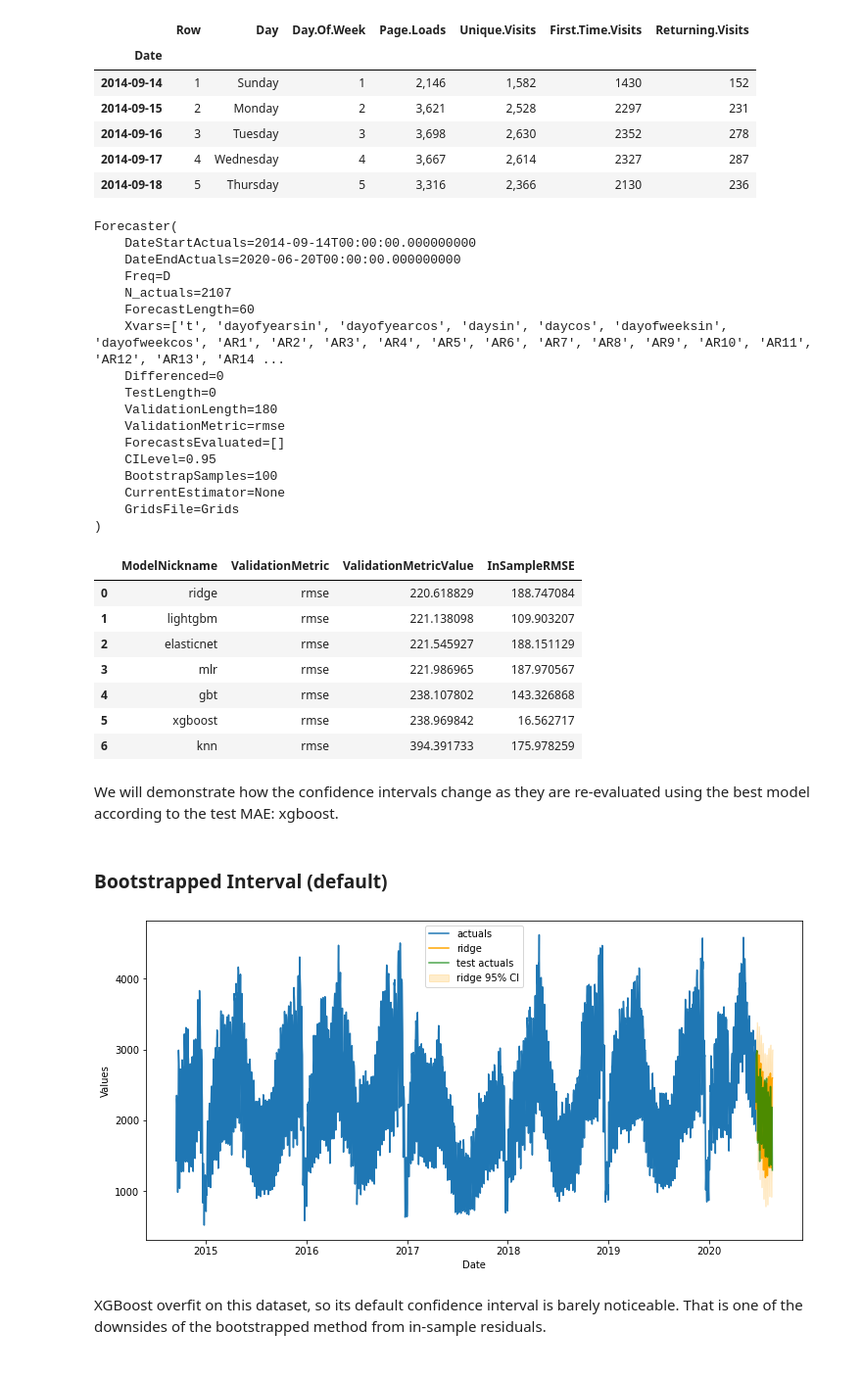
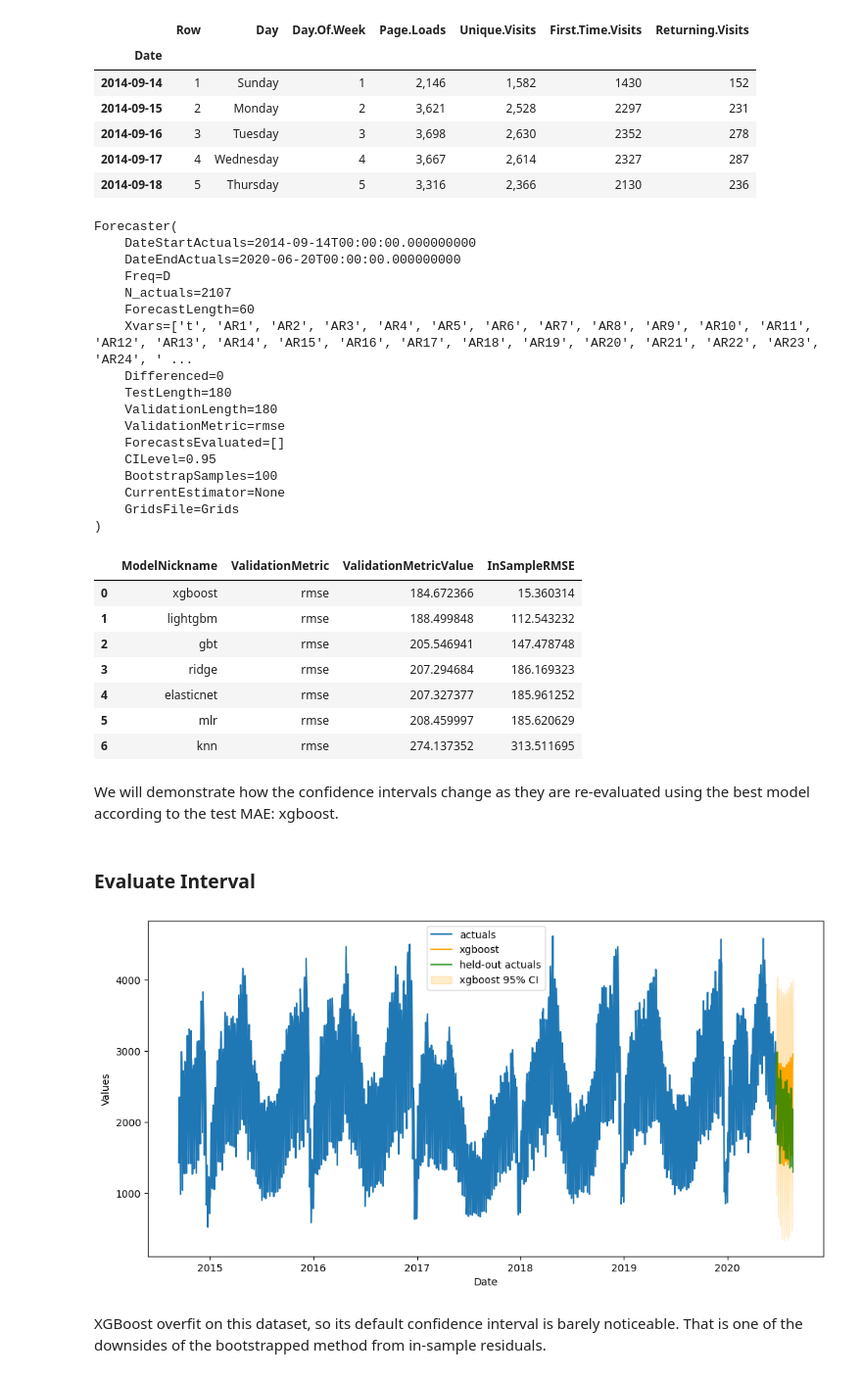
Before and after one commit to mikekeith52/scalecast-examples, a Jupyter notebook: misc/cis/cis.ipynb, the cells around one changed output. Shown at 98% size. Drawn from its saved outputs; the diff is of its cells as text; code cells hidden in the pictures.

```diff
--- a/misc/cis/cis.ipynb
+++ b/misc/cis/cis.ipynb
@@ -99,10 +80,11 @@ visits = data['First.Time.Visits'].iloc[:-fcst_len]
 f=Forecaster(
     y=visits,
     current_dates=visits.index,
-    future_dates=fcst_len
+    future_dates=fcst_len,
+    test_length = val_len,
+    validation_length = val_len, # for hyperparameter tuning
+    cis = True, # set to True at initialization to always evaluate cis
 )
-f.set_test_length(0)
-f.set_validation_length(val_len)
 f.auto_Xvar_select(
     estimator='elasticnet',
     alpha=.2,
@@ -117,9 +99,9 @@ Forecaster(
     Freq=D
     N_actuals=2107
     ForecastLength=60
-    Xvars=['t', 'dayofyearsin', 'dayofyearcos', 'daysin', 'daycos', 'dayofweeksin', 'dayofweekcos', 'AR1', 'AR2', 'AR3', 'AR4', 'AR5', 'AR6', 'AR7', 'AR8', 'AR9', 'AR10', 'AR11', 'AR12', 'AR13', 'AR14 ...
+    Xvars=['t', 'AR1', 'AR2', 'AR3', 'AR4', 'AR5', 'AR6', 'AR7', 'AR8', 'AR9', 'AR10', 'AR11', 'AR12', 'AR13', 'AR14', 'AR15', 'AR16', 'AR17', 'AR18', 'AR19', 'AR20', 'AR21', 'AR22', 'AR23', 'AR24', ' ...
     Differenced=0
-    TestLength=0
+    TestLength=180
     ValidationLength=180
     ValidationMetric=rmse
     ForecastsEvaluated=[]
@@ -139,32 +121,32 @@ best_model = ms['ModelNickname'].values[0]
 ms[['ModelNickname','ValidationMetric','ValidationMetricValue','InSampleRMSE']]
 # %% [output]
 |  | ModelNickname | ValidationMetric | ValidationMetricValue | InSampleRMSE |
-| 0 | ridge | rmse | 220.618829 | 188.747084 |
-| 1 | lightgbm | rmse | 221.138098 | 109.903207 |
-| 2 | elasticnet | rmse | 221.545927 | 188.151129 |
-| 3 | mlr | rmse | 221.986965 | 187.970567 |
-| 4 | gbt | rmse | 238.107802 | 143.326868 |
-| 5 | xgboost | rmse | 238.969842 | 16.562717 |
-| 6 | knn | rmse | 394.391733 | 175.978259 |
+| 0 | xgboost | rmse | 184.672366 | 15.360314 |
+| 1 | lightgbm | rmse | 188.499848 | 112.543232 |
+| 2 | gbt | rmse | 205.546941 | 147.478748 |
+| 3 | ridge | rmse | 207.294684 | 186.169323 |
+| 4 | elasticnet | rmse | 207.327377 | 185.961252 |
+| 5 | mlr | rmse | 208.459997 | 185.620629 |
+| 6 | knn | rmse | 274.137352 | 313.511695 |
 # %% [markdown]
 We will demonstrate how the confidence intervals change as they are re-evaluated using the best model according to the test MAE: xgboost.
 # %% [markdown]
-### Bootstrapped Interval (default)
+### Evaluate Interval
 # %%
 fig, ax = plt.subplots(figsize=(12,6))
 f.plot(ci=True,models=best_model,ax=ax)
 sns.lineplot(
     y = 'First.Time.Visits',
     x = 'Date',
     data = visits_sep.reset_index(),
     ax = ax,
-    label = 'test actuals',
+    label = 'held-out actuals',
     color = 'green',
     alpha = 0.7,
 )
 plt.show()
 # %% [output]
-[figure, old version]
+[figure, new version]
 # %% [markdown]
 XGBoost overfit on this dataset, so its default confidence interval is barely noticeable. That is one of the downsides of the bootstrapped method from in-sample residuals.
 # %%
```
Also changed, not shown: parts of 92 cells of this notebook, 2 other files.
